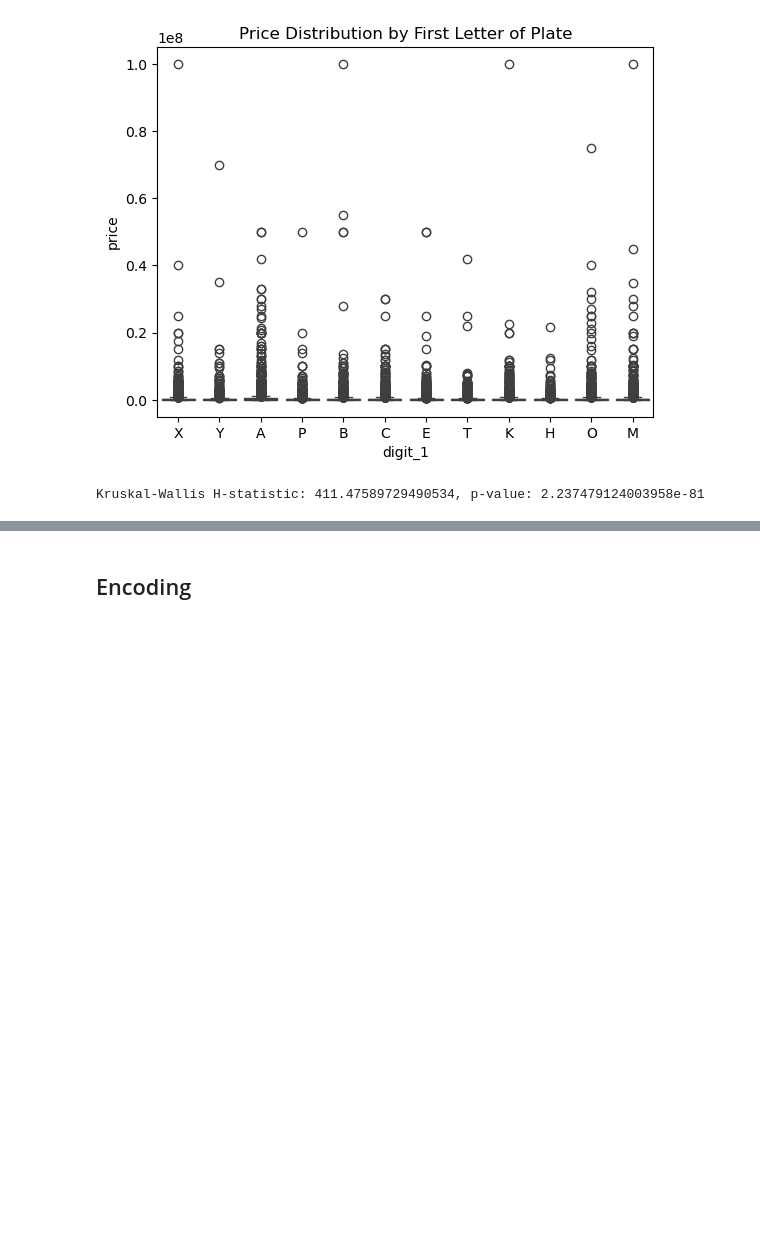
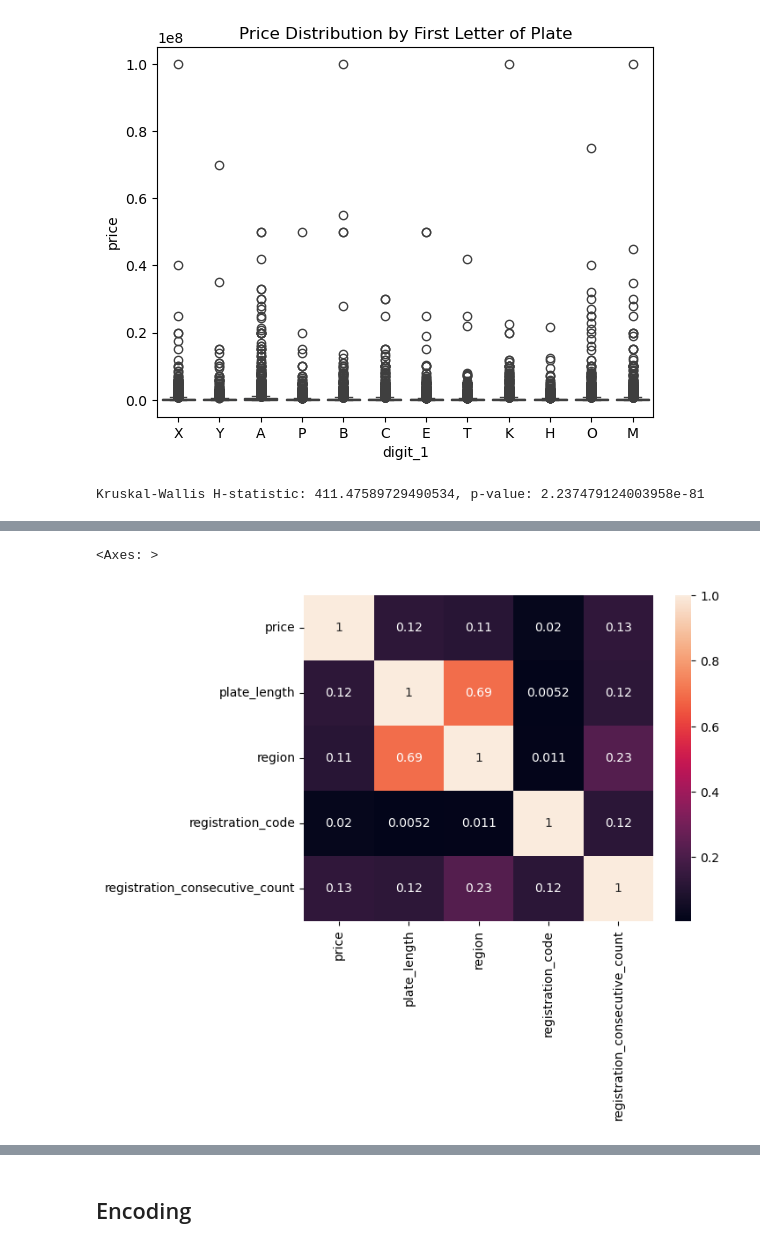
Before and after one commit to woxane/Russian-Car-Plates-Prices-Prediction, a Jupyter notebook: russian-car-plate.ipynb, the cells around one changed output, grey strips where cells are left out. Drawn from its saved outputs; the diff is of its cells as text; code cells hidden in the pictures; blank space fills up the shorter version.

```diff
--- a/russian-car-plate.ipynb
+++ b/russian-car-plate.ipynb
@@ -152,0 +229,9 @@ Kruskal-Wallis H-statistic: 411.47589729490534, p-value: 2.237479124003958e-81
+# %%
+import seaborn as sns
+import numpy as np
+
+corr = df.select_dtypes(['int64', 'float64']).corr().apply(np.abs)
+sns.heatmap(corr, annot=True)
+# %% [output]
+<Axes: >
+[figure, added]
```
Also changed, not shown: parts of 9 cells of this notebook.
